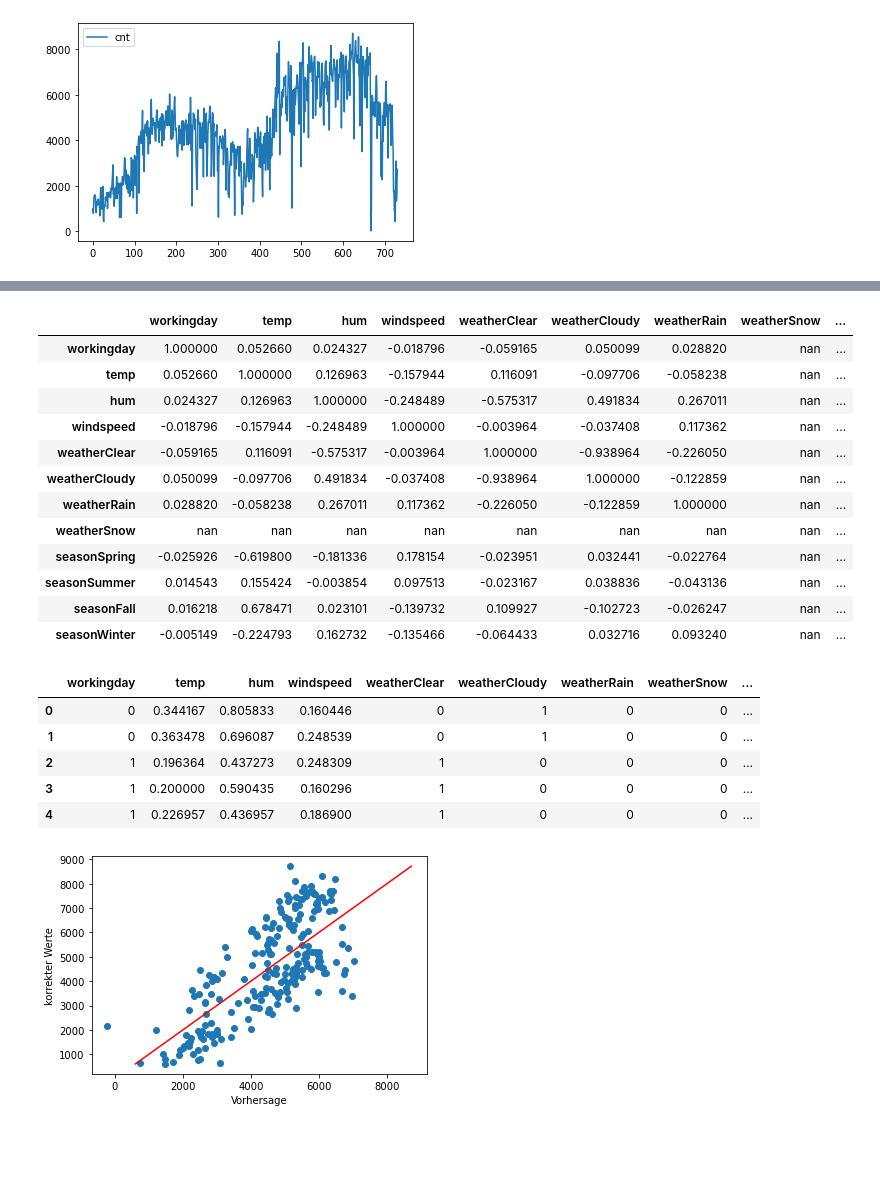
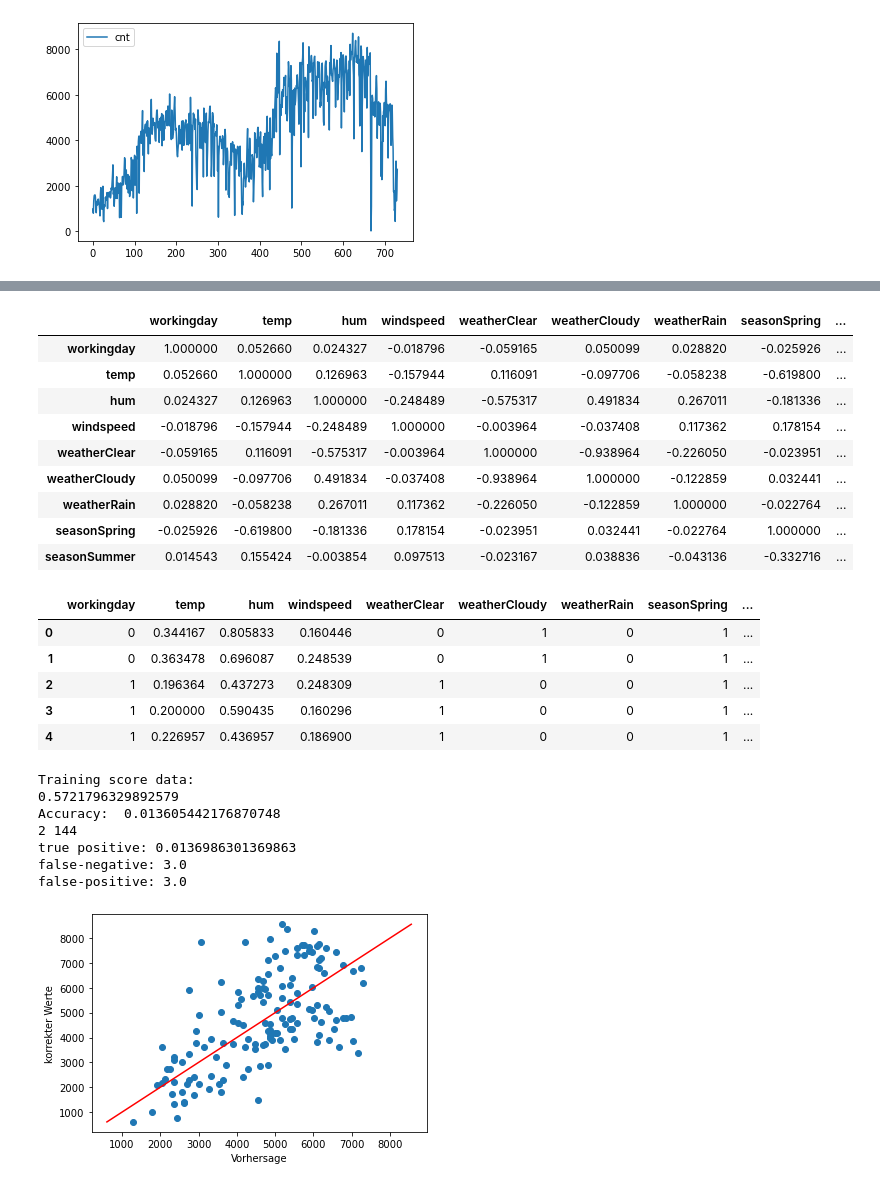
Before and after one commit to BujarMuharemi/ML-Abgabe, a Jupyter notebook: LinearRegressionWithBikeRental.ipynb, the cells around one changed output, grey strips where cells are left out. Saved outputs shown, nothing was run; the diff lists cells and outputs as text; code cells hidden in the pictures; blank space fills up the shorter version.

```diff
--- a/LinearRegressionWithBikeRental.ipynb
+++ b/LinearRegressionWithBikeRental.ipynb
@@ -256,6 +256,6 @@ chgDataframe = chgDataframe.drop(['season'], axis=1)
 # Da registered + casual = cnt und cnt unser Ziel Klasse ist werde diese
 # raus geschmisse
 dataframe_y = chgDataframe.cnt
-chgDataframe = chgDataframe.drop(['cnt','registered','casual','dteday'], axis=1)
+dataframe_X = chgDataframe.drop(['cnt','registered','casual','dteday','seasonWinter','seasonFall', 'weatherSnow'], axis=1)
 print(chgDataframe)
 # %% [output]
@@ -281,34 +281,30 @@ print(chgDataframe)
 # unseren geänderten Datensatz
 
 # 1. Wir erstellen unseren Modell
-dataframe_X = chgDataframe
-
+dataframeStdY = dataframe_y
 # 2. Wir schauen uns nochmal die Korrelationsmatrix
 corr = dataframe_X.corr()
 corr.style.background_gradient(cmap='bwr')
 # %% [output]
-|  | workingday | temp | hum | windspeed | weatherClear | weatherCloudy | weatherRain | weatherSnow | ... |
-| workingday | 1.000000 | 0.052660 | 0.024327 | -0.018796 | -0.059165 | 0.050099 | 0.028820 | nan | ... |
-| temp | 0.052660 | 1.000000 | 0.126963 | -0.157944 | 0.116091 | -0.097706 | -0.058238 | nan | ... |
-| hum | 0.024327 | 0.126963 | 1.000000 | -0.248489 | -0.575317 | 0.491834 | 0.267011 | nan | ... |
-| windspeed | -0.018796 | -0.157944 | -0.248489 | 1.000000 | -0.003964 | -0.037408 | 0.117362 | nan | ... |
-| weatherClear | -0.059165 | 0.116091 | -0.575317 | -0.003964 | 1.000000 | -0.938964 | -0.226050 | nan | ... |
-| weatherCloudy | 0.050099 | -0.097706 | 0.491834 | -0.037408 | -0.938964 | 1.000000 | -0.122859 | nan | ... |
-| weatherRain | 0.028820 | -0.058238 | 0.267011 | 0.117362 | -0.226050 | -0.122859 | 1.000000 | nan | ... |
-| weatherSnow | nan | nan | nan | nan | nan | nan | nan | nan | ... |
-| seasonSpring | -0.025926 | -0.619800 | -0.181336 | 0.178154 | -0.023951 | 0.032441 | -0.022764 | nan | ... |
-| seasonSummer | 0.014543 | 0.155424 | -0.003854 | 0.097513 | -0.023167 | 0.038836 | -0.043136 | nan | ... |
-| seasonFall | 0.016218 | 0.678471 | 0.023101 | -0.139732 | 0.109927 | -0.102723 | -0.026247 | nan | ... |
-| seasonWinter | -0.005149 | -0.224793 | 0.162732 | -0.135466 | -0.064433 | 0.032716 | 0.093240 | nan | ... |
+|  | workingday | temp | hum | windspeed | weatherClear | weatherCloudy | weatherRain | seasonSpring | ... |
+| workingday | 1.000000 | 0.052660 | 0.024327 | -0.018796 | -0.059165 | 0.050099 | 0.028820 | -0.025926 | ... |
+| temp | 0.052660 | 1.000000 | 0.126963 | -0.157944 | 0.116091 | -0.097706 | -0.058238 | -0.619800 | ... |
+| hum | 0.024327 | 0.126963 | 1.000000 | -0.248489 | -0.575317 | 0.491834 | 0.267011 | -0.181336 | ... |
+| windspeed | -0.018796 | -0.157944 | -0.248489 | 1.000000 | -0.003964 | -0.037408 | 0.117362 | 0.178154 | ... |
+| weatherClear | -0.059165 | 0.116091 | -0.575317 | -0.003964 | 1.000000 | -0.938964 | -0.226050 | -0.023951 | ... |
+| weatherCloudy | 0.050099 | -0.097706 | 0.491834 | -0.037408 | -0.938964 | 1.000000 | -0.122859 | 0.032441 | ... |
+| weatherRain | 0.028820 | -0.058238 | 0.267011 | 0.117362 | -0.226050 | -0.122859 | 1.000000 | -0.022764 | ... |
+| seasonSpring | -0.025926 | -0.619800 | -0.181336 | 0.178154 | -0.023951 | 0.032441 | -0.022764 | 1.000000 | ... |
+| seasonSummer | 0.014543 | 0.155424 | -0.003854 | 0.097513 | -0.023167 | 0.038836 | -0.043136 | -0.332716 | ... |
 # %%
 dataframe_X.head(5)
 # %% [output]
-|  | workingday | temp | hum | windspeed | weatherClear | weatherCloudy | weatherRain | weatherSnow | ... |
-| 0 | 0 | 0.344167 | 0.805833 | 0.160446 | 0 | 1 | 0 | 0 | ... |
-| 1 | 0 | 0.363478 | 0.696087 | 0.248539 | 0 | 1 | 0 | 0 | ... |
-| 2 | 1 | 0.196364 | 0.437273 | 0.248309 | 1 | 0 | 0 | 0 | ... |
-| 3 | 1 | 0.200000 | 0.590435 | 0.160296 | 1 | 0 | 0 | 0 | ... |
-| 4 | 1 | 0.226957 | 0.436957 | 0.186900 | 1 | 0 | 0 | 0 | ... |
+|  | workingday | temp | hum | windspeed | weatherClear | weatherCloudy | weatherRain | seasonSpring | ... |
+| 0 | 0 | 0.344167 | 0.805833 | 0.160446 | 0 | 1 | 0 | 1 | ... |
+| 1 | 0 | 0.363478 | 0.696087 | 0.248539 | 0 | 1 | 0 | 1 | ... |
+| 2 | 1 | 0.196364 | 0.437273 | 0.248309 | 1 | 0 | 0 | 1 | ... |
+| 3 | 1 | 0.200000 | 0.590435 | 0.160296 | 1 | 0 | 0 | 1 | ... |
+| 4 | 1 | 0.226957 | 0.436957 | 0.186900 | 1 | 0 | 0 | 1 | ... |
 # %%
 # Wir schaffen die Indizes raus aus dem Array
 array_Y = []
@@ -322,28 +318,63 @@ dataframe_y = array_Y
 from sklearn.linear_model import LinearRegression
 from sklearn.metrics import mean_squared_error
 from sklearn.model_selection import train_test_split
+from sklearn.metrics import accuracy_score, confusion_matrix, classification_report, fbeta_score
 
 # 4. Wir nutzen erstmal TrainSplit mit randomSeed
-x_train, x_test, y_train, y_test = train_test_split(dataframe_X, dataframe_y, test_size = 0.3, random_state = 0)
+x_train, x_test, y_train, y_test = train_test_split(dataframe_X, dataframe_y, test_size = 0.2, random_state = 7)
 # %%
 # 5. Wir erstellen die LineareRegression
 model = LinearRegression()
 
 # 6. Model füllen mit train daten
 model.fit(x_train, y_train)
 
 # 7. Vorhersage mit Testdaten
 y_vorhersage = model.predict(x_test)
 
+print("Training score data: ")
+print(model.score(x_train, y_train))
+
+true = 0
+
+for i in y_pred:
+    for k in y_test:
+        if(i==k):
+            true+=1
+
+
+false = len(y_pred)-true
+
+print('Accuracy: ', true/x_test.shape[0])
+
+print(true, false)
+
+tp = true/(true + false)
+print("true positive:", tp)
+
+missrate = (false/false+true)
+print("false-negative:", missrate)
+
+fallout = (false/false + true)
+print("false-positive:", fallout)
+
 plt.pyplot.scatter(y_vorhersage, y_test)
 minimum = math.ceil(min(y_test))
 maximum = math.ceil(max(y_test))
+
 plt.pyplot.plot( [minimum,maximum],[minimum,maximum], color='red')
 plt.pyplot.xlabel('Vorhersage')
 plt.pyplot.ylabel('korrekter Werte')
 plt.pyplot.show()
 # %% [output]
+Training score data:
+0.5721796329892579
+Accuracy:  0.013605442176870748
+2 144
+true positive: 0.0136986301369863
+false-negative: 3.0
+false-positive: 3.0
-[figure, old version]
+[figure, new version]
 # %%
 # 8. Berechnung der Mean Squared Error
 mse = mean_squared_error(y_test, y_vorhersage)
```
Also changed, not shown: parts of 3 cells of this notebook.
